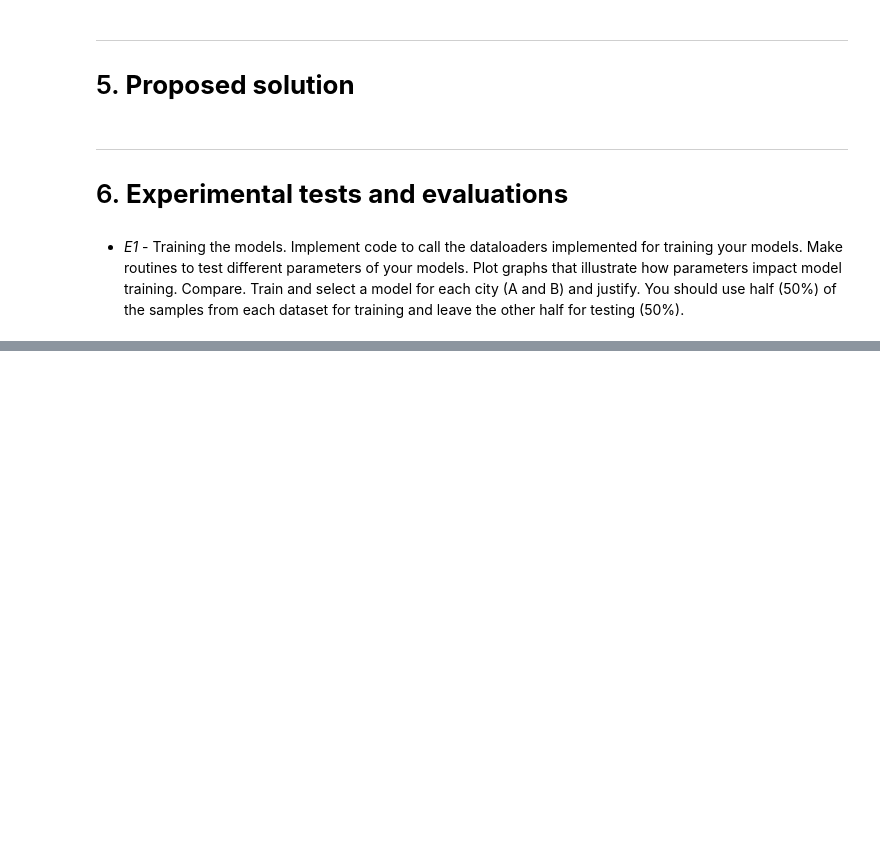
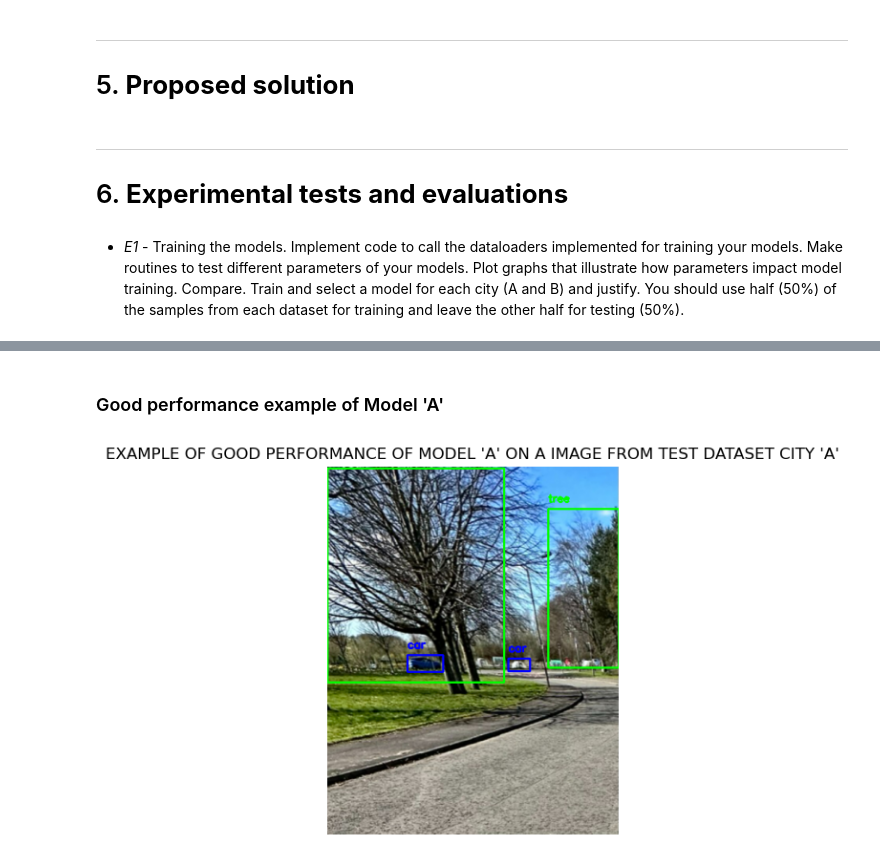
Before and after one commit to AzizbekAvazov/ITNPAI1-202223_Spring-Trees-and-cars-detection, a Jupyter notebook: car_tree_detection.ipynb, the cells around one changed output, grey strips where cells are left out. Drawn from its saved outputs; the diff is of its cells as text; code cells hidden in the pictures; blank space fills up the shorter version.

```diff
--- a/car_tree_detection.ipynb
+++ b/car_tree_detection.ipynb
@@ -539,0 +524,10 @@ for element in city_b_train_losses:
+# %% [markdown]
+### Good performance example of Model 'A'
+# %%
+# good performance example
+randomInferenceVisualization(False,
+                             model_a,
+                             "D:/python/projects/cars and trees detection fixed newest/dataset/city_a/test/stirling_80.jpg",
+                             "EXAMPLE OF GOOD PERFORMANCE OF MODEL 'A' ON A IMAGE FROM TEST DATASET CITY 'A'", 0.9)
+# %% [output]
+[figure, added]
```
Also changed, not shown: parts of 44 cells of this notebook, 1 other file.
